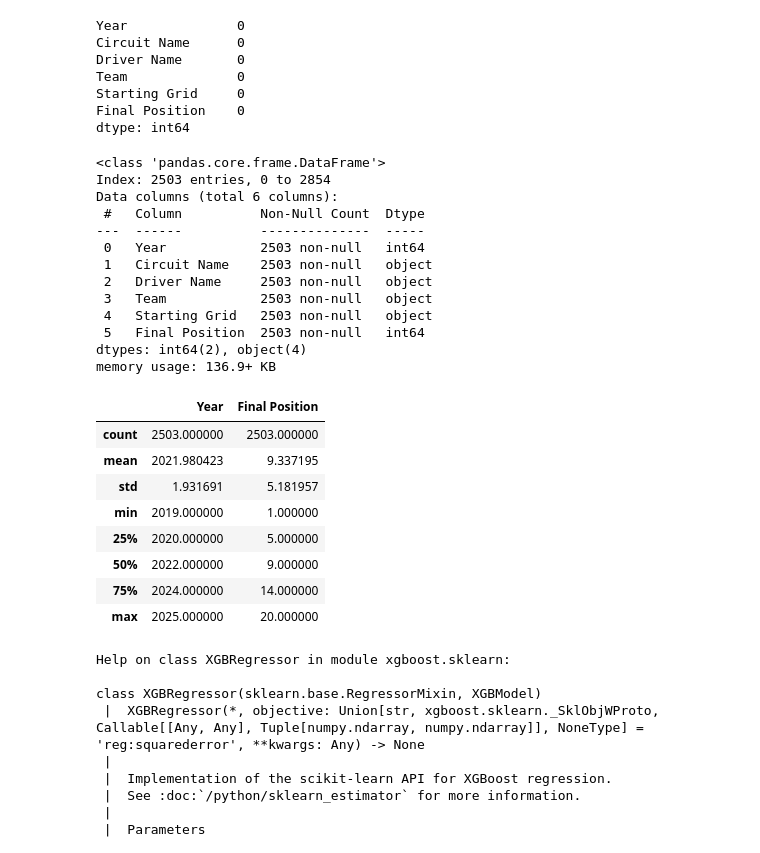
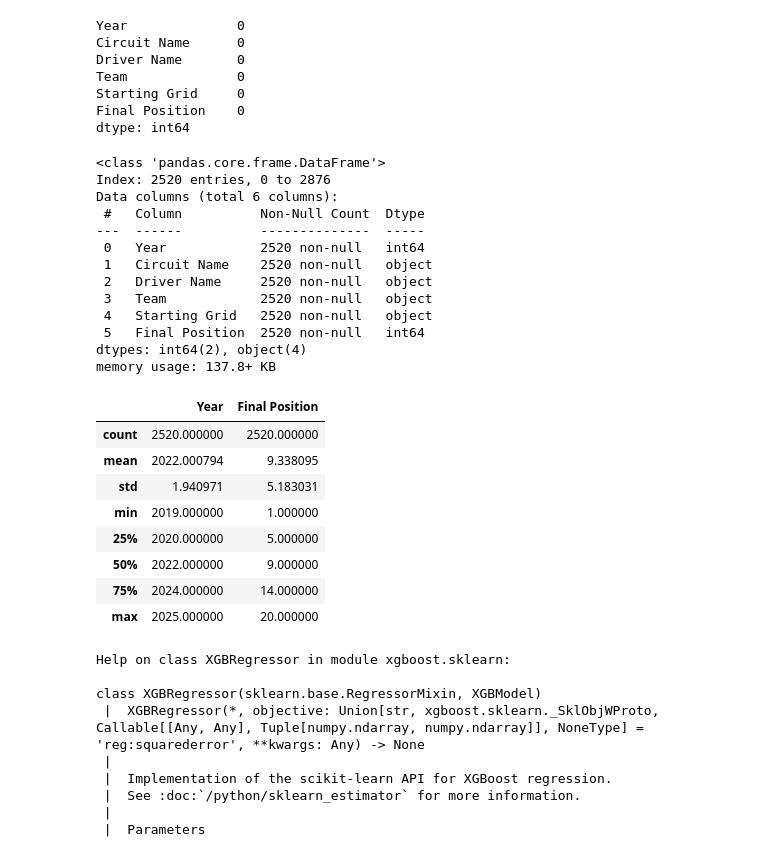
Before and after one commit to Amine-tmt/F1_Podium_Predictor_2025, a Jupyter notebook: F1_Predict.ipynb, the cells around one changed output. Saved outputs shown, nothing was run; the diff lists cells and outputs as text; code cells hidden in the pictures.

```diff
--- a/F1_Predict.ipynb
+++ b/F1_Predict.ipynb
@@ -37,28 +37,28 @@ Starting Grid     0
 Final Position    0
 dtype: int64
 # %%
-df = df[(df["Final Position"] != "DQ") & (df["Final Position"] != "NC")& (df["Final Position"] != "DNF") &  (df["Starting Grid"]!="Pit Lane")]
+df = df[(df["Final Position"] != "DQ") & (df["Final Position"] != "NC")& (df["Final Position"] != "DNF") &  (df["Starting Grid"]!="Pit Lane")&  (df["Final Position"]!="DNS")]
 df["Final Position"] = df["Final Position"].astype(int)
 df.info()
 df.describe()
 # %% [output]
 <class 'pandas.core.frame.DataFrame'>
-Index: 2503 entries, 0 to 2854
+Index: 2520 entries, 0 to 2876
 Data columns (total 6 columns):
  #   Column          Non-Null Count  Dtype
 ---  ------          --------------  -----
- 0   Year            2503 non-null   int64
- 1   Circuit Name    2503 non-null   object
- 2   Driver Name     2503 non-null   object
- 3   Team            2503 non-null   object
- 4   Starting Grid   2503 non-null   object
- 5   Final Position  2503 non-null   int64
+ 0   Year            2520 non-null   int64
+ 1   Circuit Name    2520 non-null   object
+ 2   Driver Name     2520 non-null   object
+ 3   Team            2520 non-null   object
+ 4   Starting Grid   2520 non-null   object
+ 5   Final Position  2520 non-null   int64
 dtypes: int64(2), object(4)
-memory usage: 136.9+ KB
+memory usage: 137.8+ KB
 |  | Year | Final Position |
-| count | 2503.000000 | 2503.000000 |
-| mean | 2021.980423 | 9.337195 |
-| std | 1.931691 | 5.181957 |
+| count | 2520.000000 | 2520.000000 |
+| mean | 2022.000794 | 9.338095 |
+| std | 1.940971 | 5.183031 |
 | min | 2019.000000 | 1.000000 |
 | 25% | 2020.000000 | 5.000000 |
 | 50% | 2022.000000 | 9.000000 |
```
Also changed, not shown: parts of 2 cells of this notebook, 2 other files.
